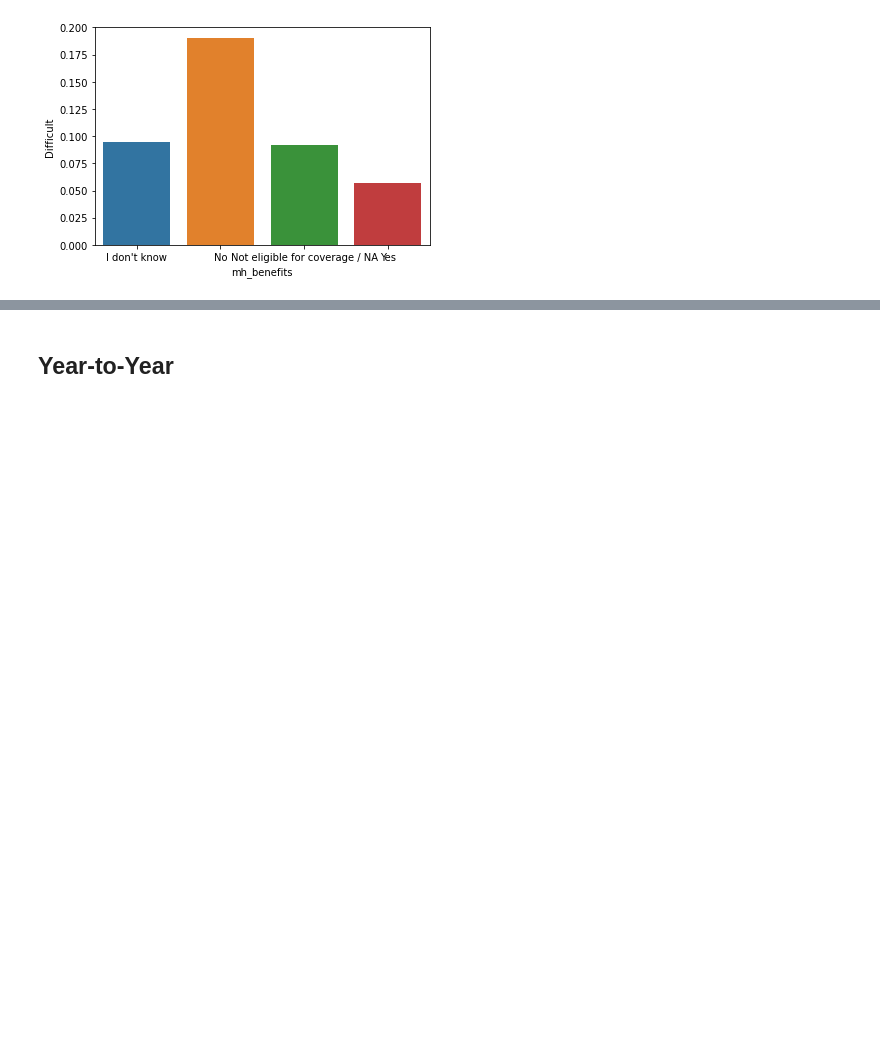
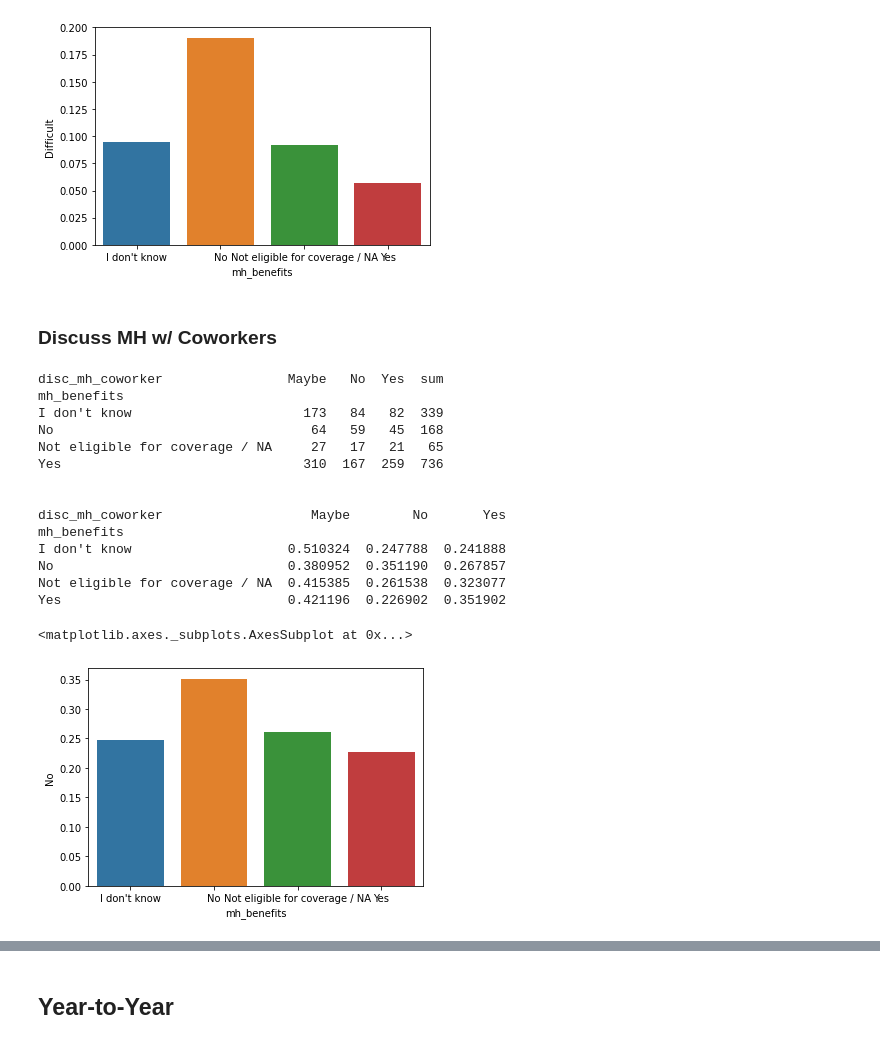
Before and after one commit to alexisbianco0919/compsci216-project, a Jupyter notebook: mh_benefits_analysis.ipynb, the cells around one changed output, grey strips where cells are left out. Drawn from its saved outputs; the diff is of its cells as text; code cells hidden in the pictures; blank space fills up the shorter version.

Commit message:
did discuss mh comparisons

```diff
--- a/mh_benefits_analysis.ipynb
+++ b/mh_benefits_analysis.ipynb
@@ -215,3 +217,32 @@ Yes                              0.057065  ...   0.235054
 [4 rows x 6 columns]
 <matplotlib.axes._subplots.AxesSubplot at 0x...>
 [figure]
+# %% [markdown]
+### Discuss MH w/ Coworkers
+# %%
+disc_mh_coworker_pt = cd.pivot_table('age', index='mh_benefits', columns='disc_mh_coworker', aggfunc='count')
+disc_mh_coworker_pt["sum"] = disc_mh_coworker_pt.sum(axis=1)
+print(disc_mh_coworker_pt, '\n\n')
+
+disc_mh_coworker_comparison = disc_mh_coworker_pt.loc[:,"Maybe":"Yes"].div(disc_mh_coworker_pt["sum"], axis=0)
+print(disc_mh_coworker_comparison)
+
+x = sns.barplot(x=disc_mh_coworker_comparison.index, y="No", data=disc_mh_coworker_comparison)
+x
+# %% [output]
+disc_mh_coworker                Maybe   No  Yes  sum
+mh_benefits
+I don't know                      173   84   82  339
+No                                 64   59   45  168
+Not eligible for coverage / NA     27   17   21   65
+Yes                               310  167  259  736
+
+
+disc_mh_coworker                   Maybe        No       Yes
+mh_benefits
+I don't know                    0.510324  0.247788  0.241888
+No                              0.380952  0.351190  0.267857
+Not eligible for coverage / NA  0.415385  0.261538  0.323077
+Yes                             0.421196  0.226902  0.351902
+<matplotlib.axes._subplots.AxesSubplot at 0x...>
+[figure, added]
```
Also changed, not shown: parts of 3 cells of this notebook.
